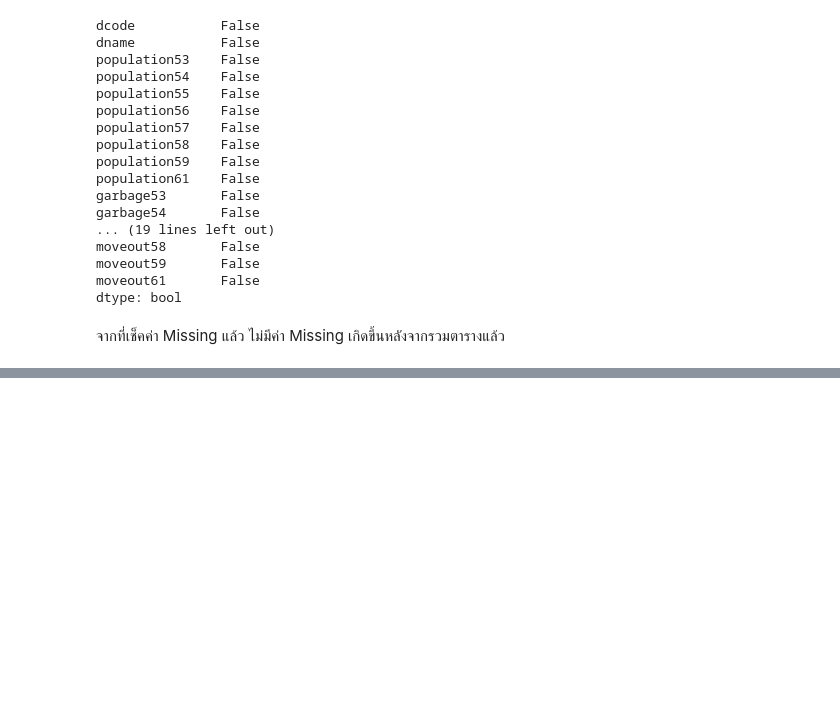
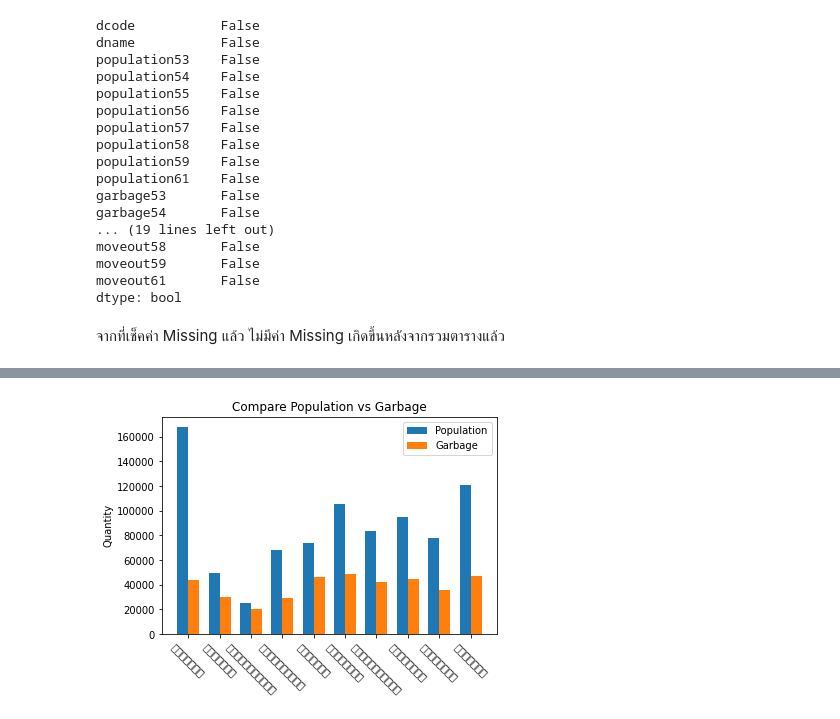
Before and after one commit to pondbaahh/DWDM21, a Jupyter notebook: Project_SUKUNA.ipynb, the cells around one changed output, grey strips where cells are left out. Cells and saved outputs as stored; diff of their text form; code cells hidden in the pictures; blank space fills up the shorter version.

```diff
--- a/Project_SUKUNA.ipynb
+++ b/Project_SUKUNA.ipynb
@@ -665,0 +841,6 @@ dtype: bool
+# %%
+Amount2  = ['low','median','high']
+data59_2['Amount0fGarbage'] = pd.cut(data59_2.garbage59,
+                            bins=[0,50000,100000,150000],
+                            labels=Amount2,
+                            right=False).astype(str).astype(CategoricalDtype(Amount2,ordered=True))
@@ -665,0 +873,4 @@ dtype: bool
+# %%
+data59_2['Amount0fGarbage'] = data59_2['Amount0fGarbage'].map({'low':1,'median':2,'high':3})
+data59_2
+#.map ทำการเปลี่ยน low median high เป็นตัวเลข 1,2 และ 3 ตามลำดับ
@@ -665,0 +1300,4 @@ dtype: bool
+# %%
+population_gar_low = data59_2[data59_2['garbage59'] < 50000]
+population_gar_low
+#ตารางข้อมูลจำนวนประชากรกับปริมาณขยะที่น้อยกว่า 50,000
@@ -665,0 +1348,12 @@ dtype: bool
+# %%
+width =0.35
+
+plt.bar(np.arange(len(population_gar_low.iloc[:,[1,2,3]])) - width/2, population_gar_low.iloc[:,2], width=width, label = 'Population')
+plt.bar(np.arange(len(population_gar_low.iloc[:,[1,2,3]])) + width/2, population_gar_low.iloc[:,3], width=width, label = 'Garbage')
+
+plt.ylabel('Quantity')
+plt.title('Compare Population vs Garbage')
+plt.xticks(np.arange(len(population_gar_low.iloc[:,[1,2,3]])),population_gar_low.iloc[:,1], rotation=-45) #rotation คือตัวหมุนวันที่ตรงแกน x มห้มันเป็นแนวตั้ง
+plt.legend();
+# %% [output]
+[figure, added]
```
Also changed, not shown: parts of 130 cells of this notebook.
